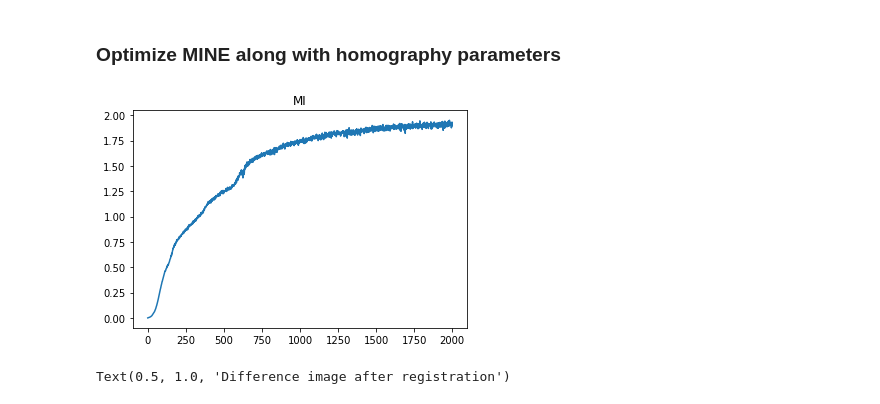
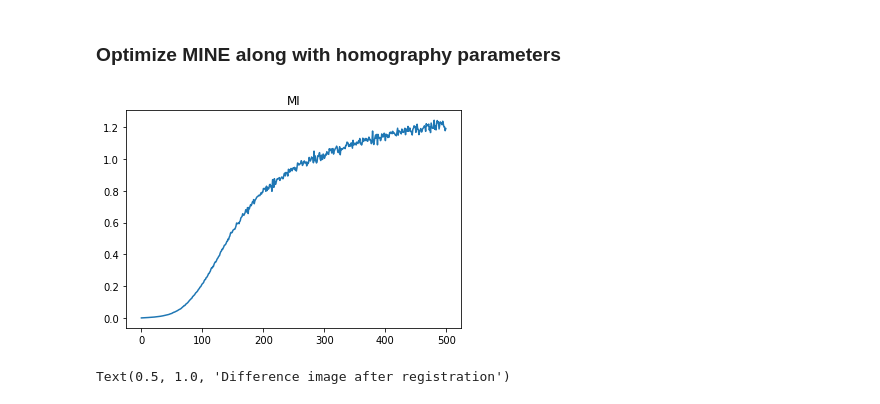
Before and after one commit to abnan/DRMIME, a Jupyter notebook: 02_MonoModal_Registration_Perspective.ipynb, the cells around one changed output. Drawn from its saved outputs; the diff is of its cells as text; code cells hidden in the pictures.

```diff
--- a/02_MonoModal_Registration_Perspective.ipynb
+++ b/02_MonoModal_Registration_Perspective.ipynb
@@ -219,23 +207,23 @@ for s in range(L):
 # %%
 homography_net = HomographyNet().to(device)
 mine_net = MINE().to(device)
 
 optimizer = optim.Adam([{'params': mine_net.parameters(), 'lr': 1e-3},
-                    {'params': homography_net.vL, 'lr': 5e-3},
+                    {'params': homography_net.vL, 'lr': 1e-3},
                     {'params': homography_net.v1, 'lr': 1e-4}], amsgrad=True)
 mi_list = []
-for itr in range(2000):
+for itr in range(500):
     optimizer.zero_grad()
     loss = multi_resolution_loss()
     mi_list.append(-loss.item())
     loss.backward()
     optimizer.step()
     clear_output(wait=True)
     plt.plot(mi_list)
     plt.title("MI")
     plt.show()
 # %% [output]
-[figure, old version]
+[figure, new version]
 # %%
 I_t = torch.tensor(I).to(device) # without Gaussian
 J_t = torch.tensor(J).to(device) # without Gaussian
```
Also changed, not shown: parts of 2 cells of this notebook, 1 other file.
